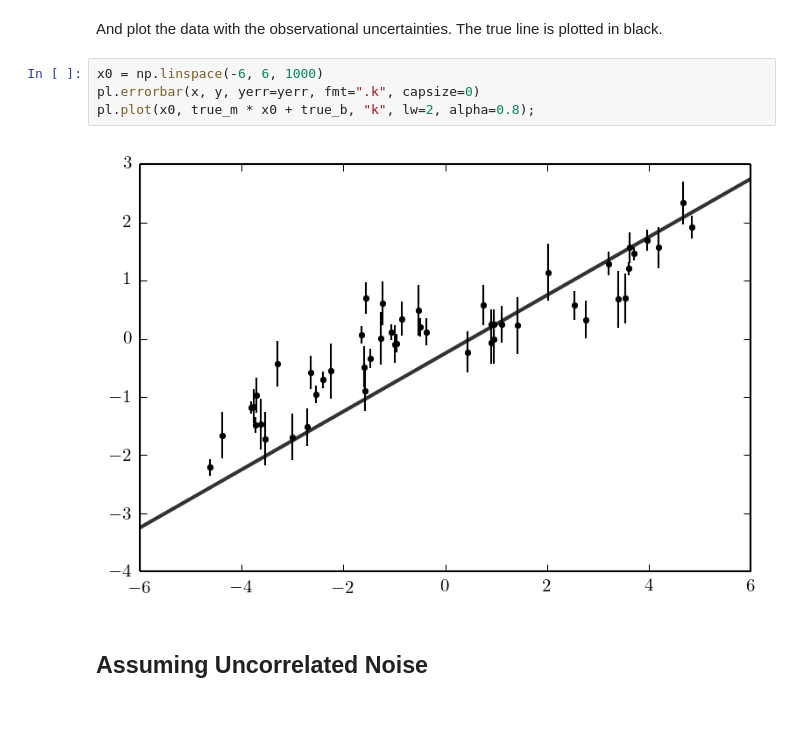
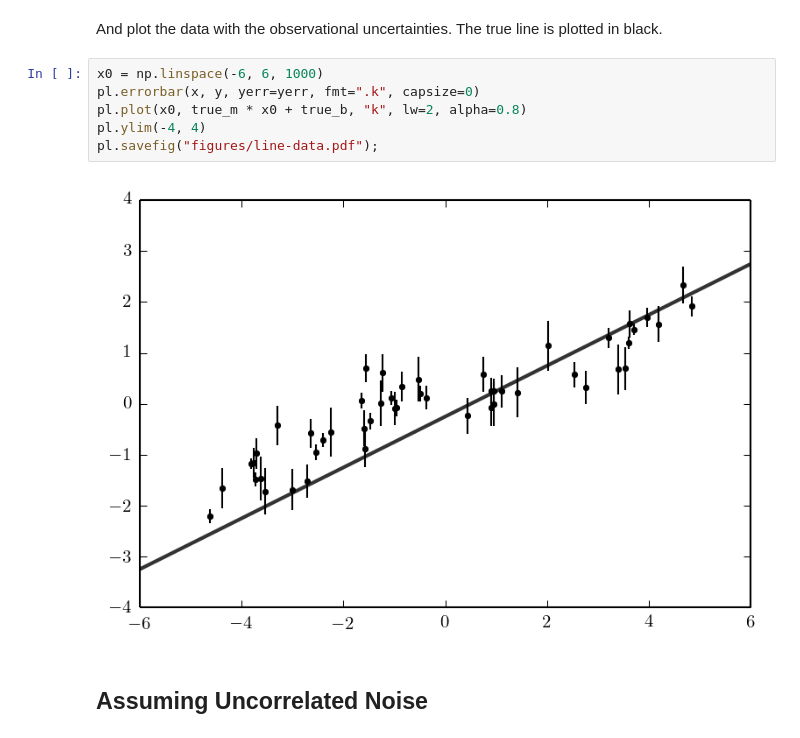
Before and after one commit to dfm/gp, a Jupyter notebook: 01 Fitting a Line with Correlated Noise.ipynb, the cells around one changed output. Saved outputs shown, nothing was run; the diff lists cells and outputs as text.

```diff
--- a/01 Fitting a Line with Correlated Noise.ipynb
+++ b/01 Fitting a Line with Correlated Noise.ipynb
@@ -39,9 +41,11 @@ And plot the data with the observational uncertainties. The true line is plotted
 # %%
 x0 = np.linspace(-6, 6, 1000)
 pl.errorbar(x, y, yerr=yerr, fmt=".k", capsize=0)
-pl.plot(x0, true_m * x0 + true_b, "k", lw=2, alpha=0.8);
+pl.plot(x0, true_m * x0 + true_b, "k", lw=2, alpha=0.8)
+pl.ylim(-4, 4)
+pl.savefig("figures/line-data.pdf");
 # %% [output]
-[figure, old version]
+[figure, new version]
 # %% [markdown]
 ## Assuming Uncorrelated Noise
 # %% [markdown]
```
Also changed, not shown: parts of 10 cells of this notebook, 7 other files.
